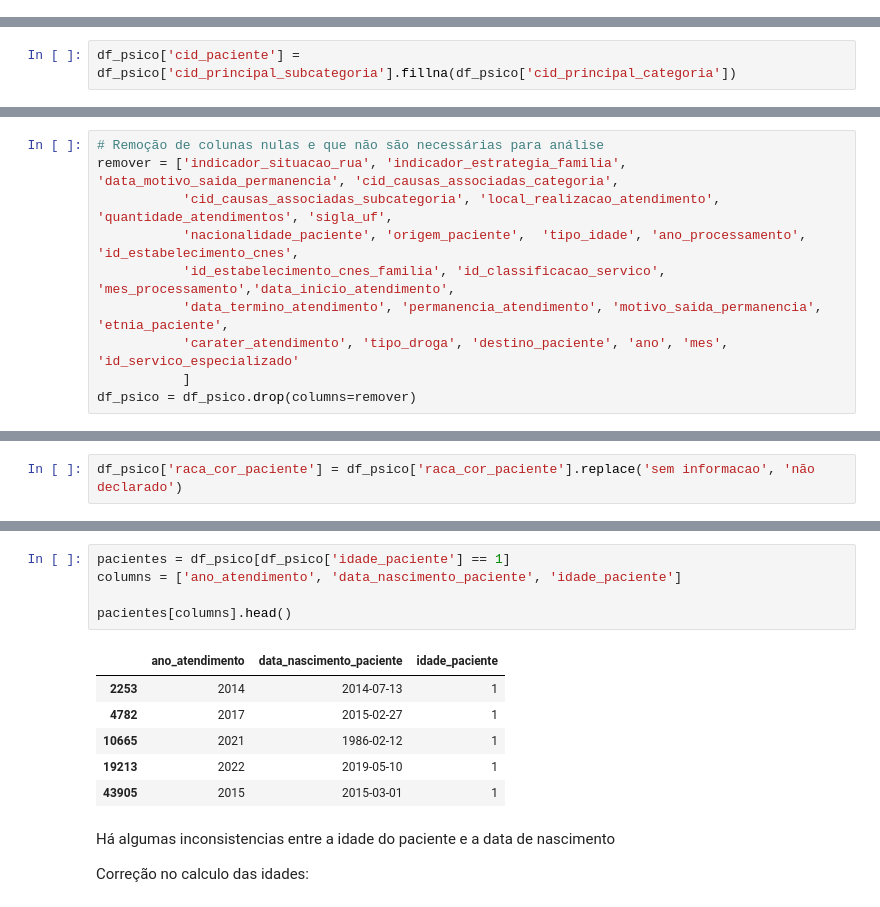
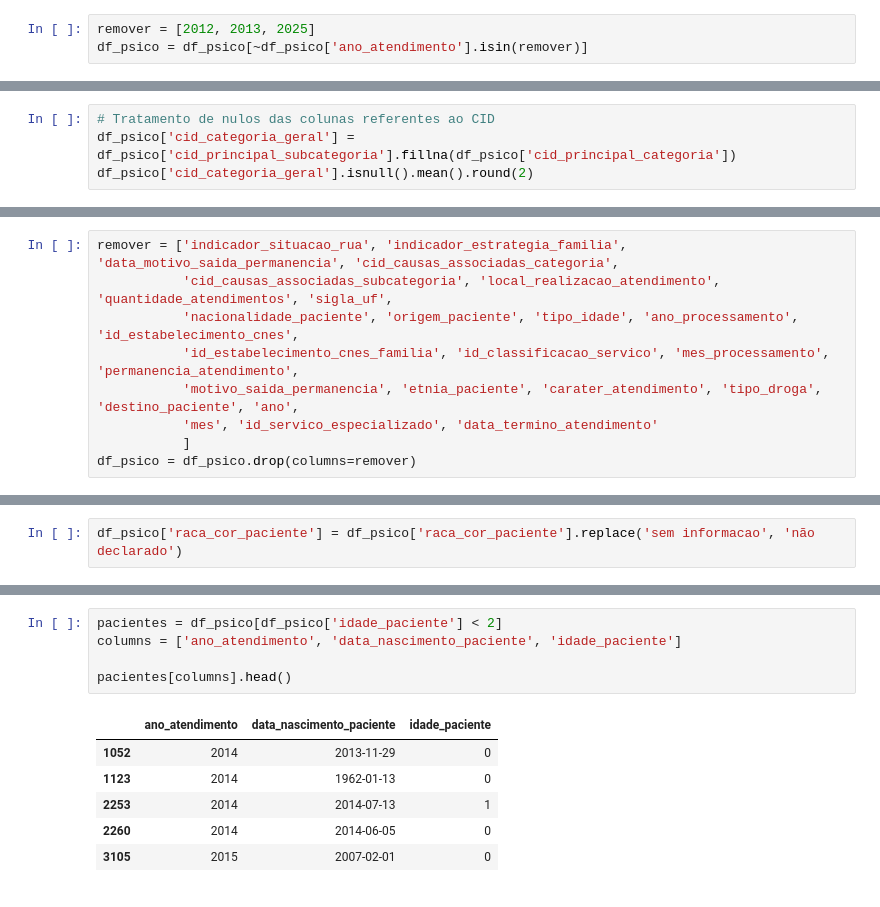
Before and after one commit to maria-exe/Saude-Mental-Curitiba-Regiao, a Jupyter notebook: notebooks/01-entendimento-e-limpeza.ipynb, the cells around one changed output, grey strips where cells are left out. Cells and saved outputs as stored; diff of their text form.

Commit message:
limpeza de dados completa e início da análise exploratória (visualização e hipóteses)

```diff
--- a/notebooks/01-entendimento-e-limpeza.ipynb
+++ b/notebooks/01-entendimento-e-limpeza.ipynb
@@ -56 +57,4 @@ df_psico = df_psico[~df_psico['ano_atendimento'].isin(anos_remover)]
+# %%
+remover = [2012, 2013, 2025]
+df_psico = df_psico[~df_psico['ano_atendimento'].isin(remover)]
 # %% [markdown]
@@ -78,2 +79,0 @@ Remoção de colunas mais de 70% nulas e tratamento das colunas referentes ao CI
-# %%
-df_psico['cid_paciente'] = df_psico['cid_principal_subcategoria'].fillna(df_psico['cid_principal_categoria'])
@@ -83,0 +80,4 @@ np.float64(0.0)
+# %%
+# Tratamento de nulos das colunas referentes ao CID
+df_psico['cid_categoria_geral'] = df_psico['cid_principal_subcategoria'].fillna(df_psico['cid_principal_categoria'])
+df_psico['cid_categoria_geral'].isnull().mean().round(2)
@@ -86,10 +90,9 @@ df_psico = df_psico.drop(columns=['cid_principal_categoria', 'cid_principal_subc
 # %%
-# Remoção de colunas nulas e que não são necessárias para análise
 remover = ['indicador_situacao_rua', 'indicador_estrategia_familia', 'data_motivo_saida_permanencia', 'cid_causas_associadas_categoria',
            'cid_causas_associadas_subcategoria', 'local_realizacao_atendimento', 'quantidade_atendimentos', 'sigla_uf',
-           'nacionalidade_paciente', 'origem_paciente',  'tipo_idade', 'ano_processamento', 'id_estabelecimento_cnes',
-           'id_estabelecimento_cnes_familia', 'id_classificacao_servico', 'mes_processamento','data_inicio_atendimento',
-           'data_termino_atendimento', 'permanencia_atendimento', 'motivo_saida_permanencia', 'etnia_paciente',
-           'carater_atendimento', 'tipo_droga', 'destino_paciente', 'ano', 'mes', 'id_servico_especializado'
+           'nacionalidade_paciente', 'origem_paciente', 'tipo_idade', 'ano_processamento', 'id_estabelecimento_cnes',
+           'id_estabelecimento_cnes_familia', 'id_classificacao_servico', 'mes_processamento', 'permanencia_atendimento',
+           'motivo_saida_permanencia', 'etnia_paciente', 'carater_atendimento', 'tipo_droga', 'destino_paciente', 'ano',
+           'mes', 'id_servico_especializado', 'data_termino_atendimento'
            ]
 df_psico = df_psico.drop(columns=remover)
@@ -190,16 +198,12 @@ Name: idade_paciente, Length: 651745, dtype: int64
 # %%
-pacientes = df_psico[df_psico['idade_paciente'] == 1]
+pacientes = df_psico[df_psico['idade_paciente'] < 2]
 columns = ['ano_atendimento', 'data_nascimento_paciente', 'idade_paciente']
 
 pacientes[columns].head()
 # %% [output]
 |  | ano_atendimento | data_nascimento_paciente | idade_paciente |
+| 1052 | 2014 | 2013-11-29 | 0 |
+| 1123 | 2014 | 1962-01-13 | 0 |
 | 2253 | 2014 | 2014-07-13 | 1 |
-| 4782 | 2017 | 2015-02-27 | 1 |
-| 10665 | 2021 | 1986-02-12 | 1 |
-| 19213 | 2022 | 2019-05-10 | 1 |
-| 43905 | 2015 | 2015-03-01 | 1 |
+| 2260 | 2014 | 2014-06-05 | 0 |
+| 3105 | 2015 | 2007-02-01 | 0 |
-# %% [markdown]
-Há algumas inconsistencias entre a idade do paciente e a data de nascimento
-
-Correção no calculo das idades:
```
Also changed, not shown: parts of 67 cells of this notebook, 2 other files.
